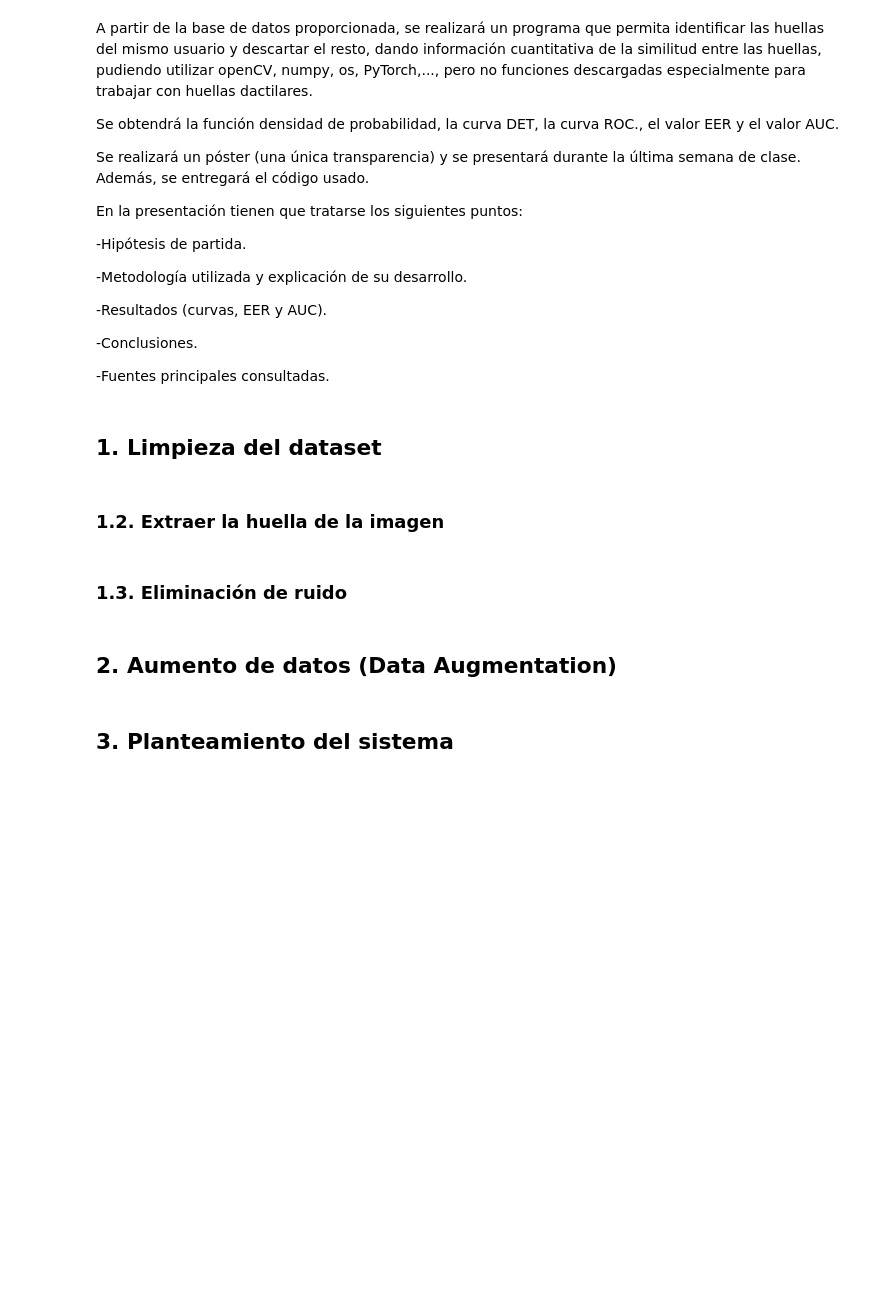
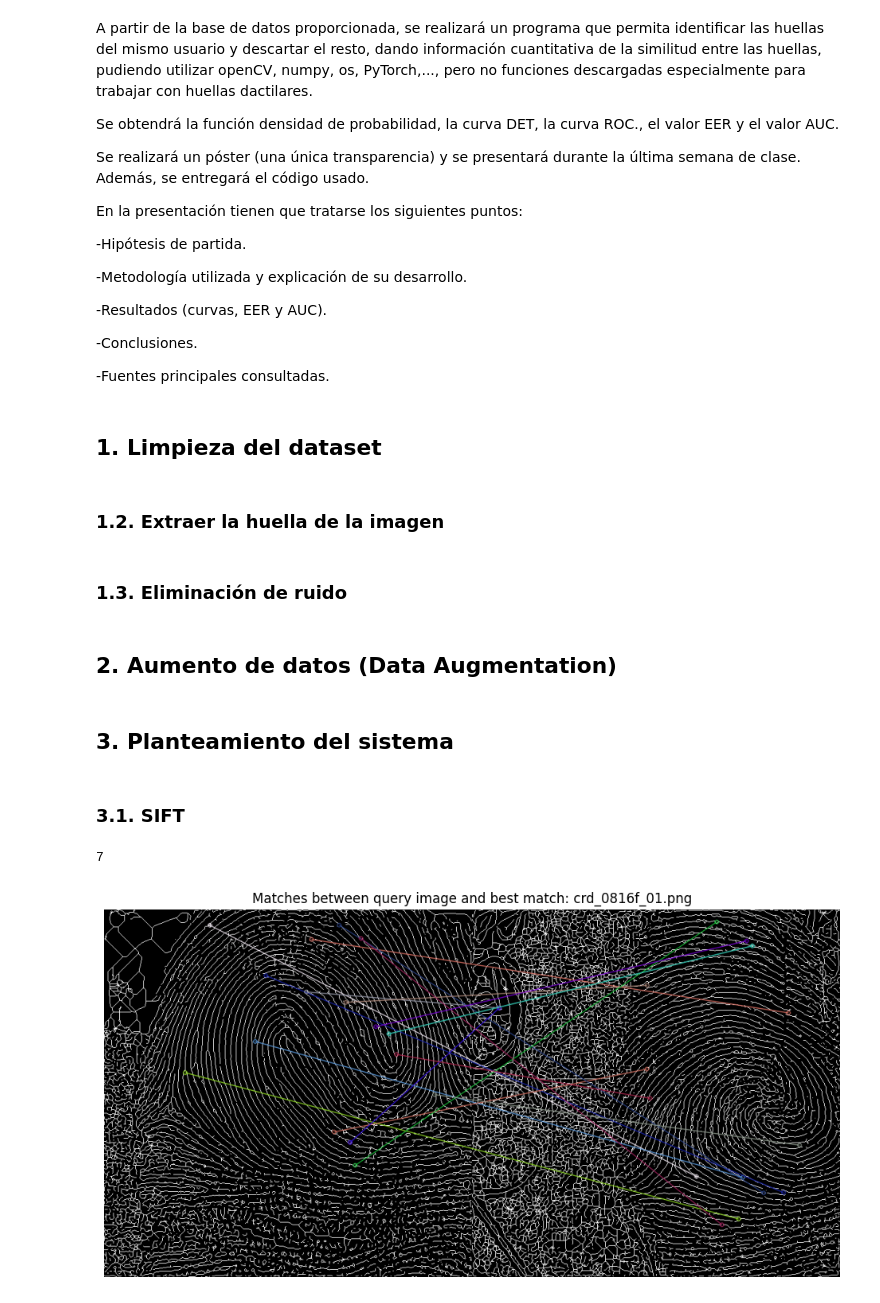
Before and after one commit to MediaMind-ULPGC/P06, a Jupyter notebook: Lee_base_datos.ipynb, the cells around one changed output. Cells and saved outputs as stored; diff of their text form; code cells hidden in the pictures; blank space fills up the shorter version.

```diff
--- a/Lee_base_datos.ipynb
+++ b/Lee_base_datos.ipynb
@@ -104,3 +156,5 @@ build_dataset(sample_path, subfolders, dataset_path)
 ## 2. Aumento de datos (Data Augmentation)
 # %% [markdown]
 ## 3. Planteamiento del sistema
+# %% [markdown]
+### 3.1. SIFT
@@ -106,0 +184,42 @@ build_dataset(sample_path, subfolders, dataset_path)
+# %%
+print(len(sitfs))
+# %% [output]
+7
+# %%
+query_path = dataset_path + '\\crd_0818f\\crd_0818s_01.png'
+query_img = cv.imread(query_path)
+query_gray = cv.cvtColor(query_img, cv.COLOR_BGR2GRAY)
+
+sift = cv.SIFT_create()
+kp_query, des_query = sift.detectAndCompute(query_gray, None)
+
+bf = cv.BFMatcher()
+
+best_match_name = None
+best_match_img = None
+best_match_kp = None
+best_good_matches = []
+
+for name, (kp_database, des_database, img_database) in sitfs.items():
+    matches = bf.knnMatch(des_query, des_database, k=2)
+
+    good_matches = [m for m, n in matches if m.distance < 0.75 * n.distance]
+
+    if len(good_matches) > len(best_good_matches):
+        best_good_matches = good_matches
+        best_match_name = name
+        best_match_img = img_database
+        best_match_kp = kp_database
+# %%
+if best_match_img is not None:
+    matched_image = cv.drawMatches(query_img, kp_query, best_match_img, best_match_kp, best_good_matches, None, flags=cv.DrawMatchesFlags_NOT_DRAW_SINGLE_POINTS)
+
+    plt.figure(figsize=(12, 6))
+    plt.imshow(cv.cvtColor(matched_image, cv.COLOR_BGR2RGB))
+    plt.title(f"Matches between query image and best match: {best_match_name}")
+    plt.axis('off')
+    plt.show()
+else:
+    print("No matches found")
+# %% [output]
+[figure, added]
```
Also changed, not shown: parts of 15 cells of this notebook, 43 other files.
